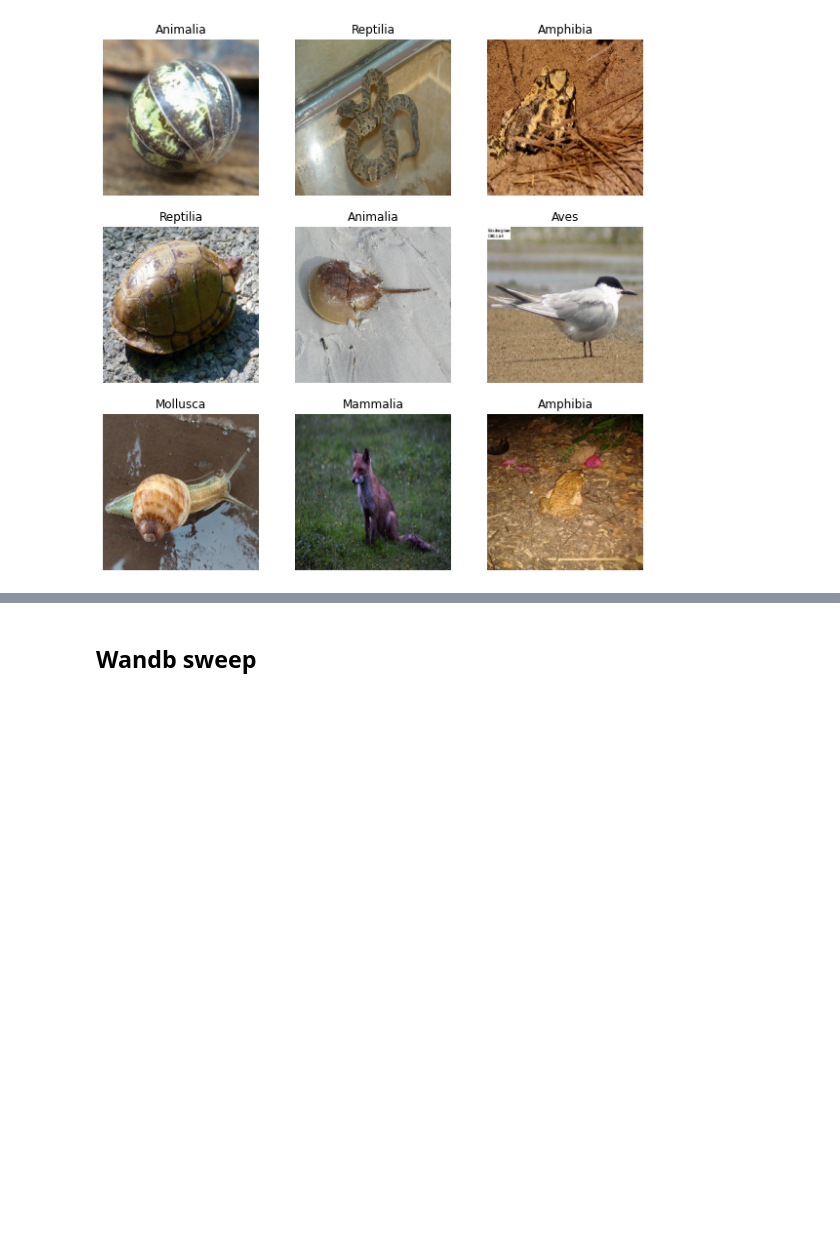
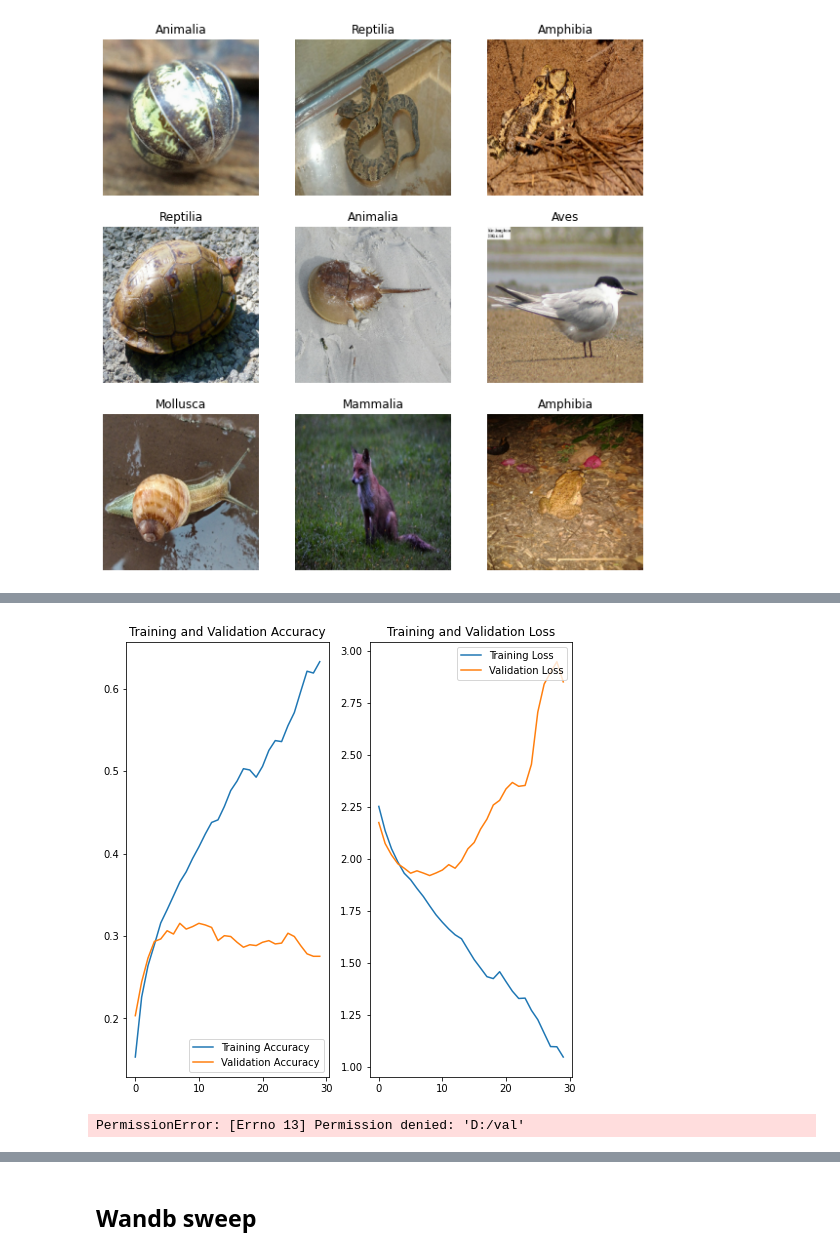
Before and after one commit to 0-5-blood-prince/ConvolutionNetwork, a Jupyter notebook: experimenter2.ipynb, the cells around one changed output, grey strips where cells are left out. Saved outputs shown, nothing was run; the diff lists cells and outputs as text; code cells hidden in the pictures; blank space fills up the shorter version.

```diff
--- a/experimenter2.ipynb
+++ b/experimenter2.ipynb
@@ -10,7 +10,7 @@
 # import tensorflow as tf
 # tf.test.gpu_device_name()
 # %%
-IMAGE_SIZE = 220
+IMAGE_SIZE = 216
 # %%
 import matplotlib.pyplot as plt
 import numpy as np
@@ -262,7 +264,7 @@ model.compile(loss=tf.keras.losses.SparseCategoricalCrossentropy(from_logits=Tru
 # model.summary()
 # %%
 history = model.fit(train_ds,
-          epochs=10,
+          epochs=30,
           validation_data=val_ds,
           verbose=1)
 # %% [output]
@@ -270,22 +288,41 @@ Epoch 1/10
 # %%
 acc = history.history['accuracy']
 val_acc = history.history['val_accuracy']
 
 loss = history.history['loss']
 val_loss = history.history['val_loss']
 
+epochs = 30
 epochs_range = range(epochs)
 
 plt.figure(figsize=(8, 8))
 plt.subplot(1, 2, 1)
 plt.plot(epochs_range, acc, label='Training Accuracy')
 plt.plot(epochs_range, val_acc, label='Validation Accuracy')
 plt.legend(loc='lower right')
 plt.title('Training and Validation Accuracy')
 
 plt.subplot(1, 2, 2)
 plt.plot(epochs_range, loss, label='Training Loss')
 plt.plot(epochs_range, val_loss, label='Validation Loss')
 plt.legend(loc='upper right')
 plt.title('Training and Validation Loss')
 plt.show()
+# %% [output]
+[figure, added]
+# %%
+img = tf.keras.preprocessing.image.load_img(
+    test_path1, target_size=(IMAGE_SIZE, IMAGE_SIZE)
+)
+img_array = tf.keras.preprocessing.image.img_to_array(img)
+img_array = tf.expand_dims(img_array, 0) # Create a batch
+
+predictions = model.predict(img_array)
+score = tf.nn.softmax(predictions[0])
+
+print(
+    "This image most likely belongs to {} with a {:.2f} percent confidence."
+    .format(class_names[np.argmax(score)], 100 * np.max(score))
+)
+# %% [output]
+PermissionError: [Errno 13] Permission denied: 'D:/val'
```
Also changed, not shown: parts of 10 cells of this notebook, 1 other file.
